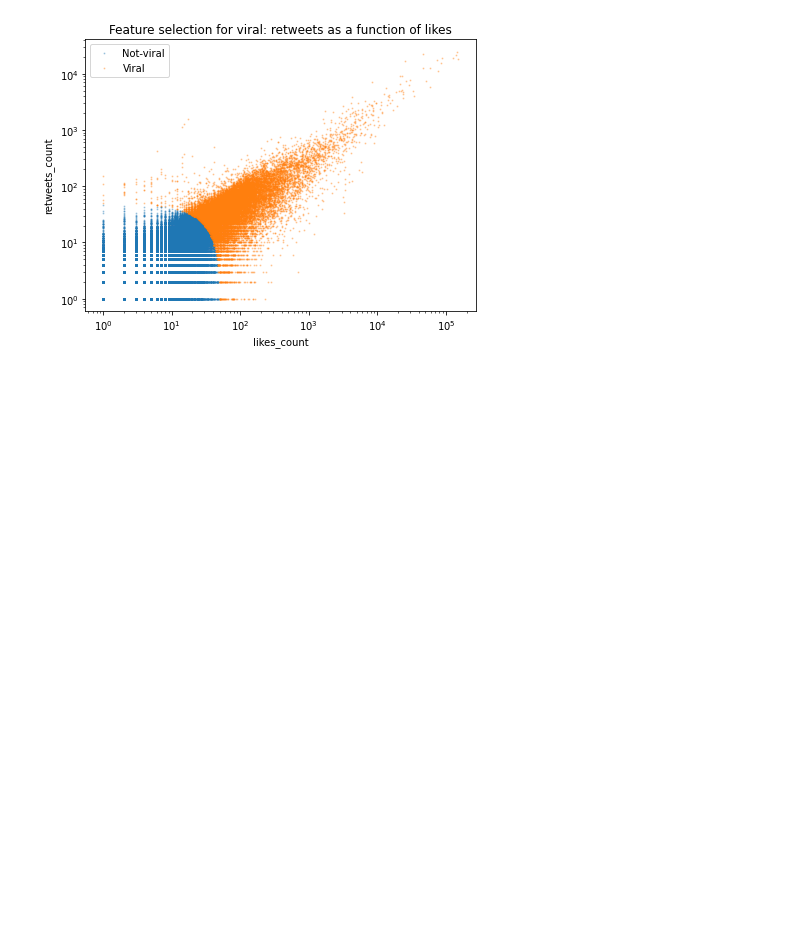
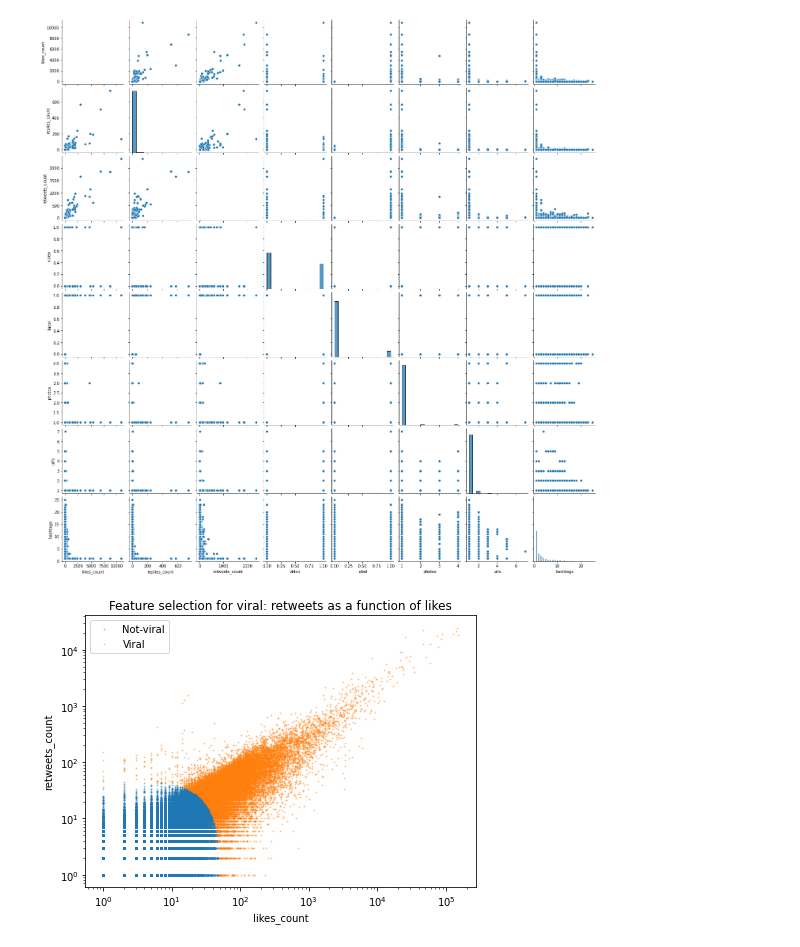
Before and after one commit to yesidc/MLinPractice, a Jupyter notebook: script/Visualizations/visualizations.ipynb, the cells around one changed output. Drawn from its saved outputs; the diff is of its cells as text; code cells hidden in the pictures; blank space fills up the shorter version.

Commit message:
visualizations script update
include some images.

```diff
--- a/script/Visualizations/visualizations.ipynb
+++ b/script/Visualizations/visualizations.ipynb
@@ -55 +107,6 @@ KeyboardInterrupt:
+# %%
+sn.pairplot(scatter.sample(10000))
+# plt.savefig("feature_selection_by_correlation_pairplot.png")
+# %% [output]
+[figure, added]
 # %%
```
Also changed, not shown: parts of 10 cells of this notebook, 3 other files.
